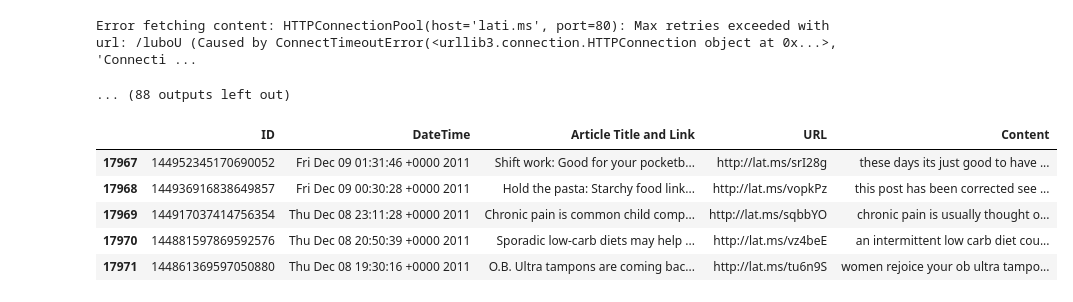
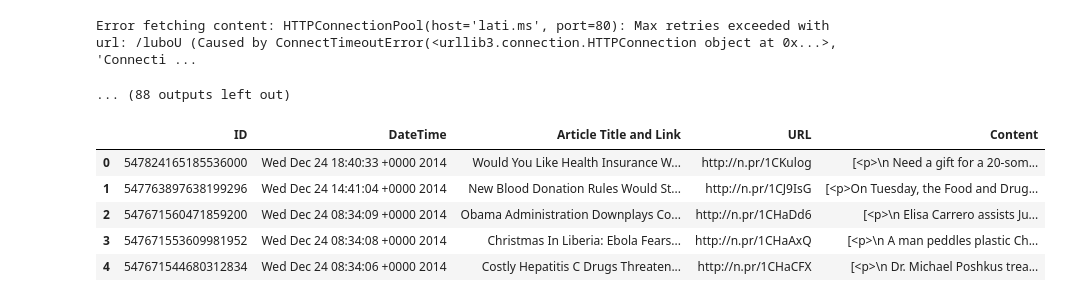
Before and after one commit to ChaithanyaSaiB/UMBC-DATA606-Capstone, a Jupyter notebook: notebooks/Dataset_Creation.ipynb, the cells around one changed output. Saved outputs shown, nothing was run; the diff lists cells and outputs as text; code cells hidden in the pictures.

```diff
--- a/notebooks/Dataset_Creation.ipynb
+++ b/notebooks/Dataset_Creation.ipynb
@@ -422,14 +658,14 @@ combined_df.dropna(subset=['Content'], inplace=True)
 # Combine content paragraphs into a single string
 combined_df['Content'] = [" ".join([str(p_tag).strip() for p_tag in content]) for content in combined_df['Content']]
 # %%
-combined_df.tail()
+combined_df.head()
 # %% [output]
 |  | ID | DateTime | Article Title and Link | URL | Content |
-| 17967 | 144952345170690052 | Fri Dec 09 01:31:46 +0000 2011 | Shift work: Good for your pocketb... | http://lat.ms/srI28g | these days its just good to have ... |
-| 17968 | 144936916838649857 | Fri Dec 09 00:30:28 +0000 2011 | Hold the pasta: Starchy food link... | http://lat.ms/vopkPz | this post has been corrected see ... |
-| 17969 | 144917037414756354 | Thu Dec 08 23:11:28 +0000 2011 | Chronic pain is common child comp... | http://lat.ms/sqbbYO | chronic pain is usually thought o... |
-| 17970 | 144881597869592576 | Thu Dec 08 20:50:39 +0000 2011 | Sporadic low-carb diets may help ... | http://lat.ms/vz4beE | an intermittent low carb diet cou... |
-| 17971 | 144861369597050880 | Thu Dec 08 19:30:16 +0000 2011 | O.B. Ultra tampons are coming bac... | http://lat.ms/tu6n9S | women rejoice your ob ultra tampo... |
+| 0 | 547824165185536000 | Wed Dec 24 18:40:33 +0000 2014 | Would You Like Health Insurance W... | http://n.pr/1CKulog | [<p>\n Need a gift for a 20-som... |
+| 1 | 547763897638199296 | Wed Dec 24 14:41:04 +0000 2014 | New Blood Donation Rules Would St... | http://n.pr/1CJ9IsG | [<p>On Tuesday, the Food and Drug... |
+| 2 | 547671560471859200 | Wed Dec 24 08:34:09 +0000 2014 | Obama Administration Downplays Co... | http://n.pr/1CHaDd6 | [<p>\n Elisa Carrero assists Ju... |
+| 3 | 547671553609981952 | Wed Dec 24 08:34:08 +0000 2014 | Christmas In Liberia: Ebola Fears... | http://n.pr/1CHaAxQ | [<p>\n A man peddles plastic Ch... |
+| 4 | 547671544680312834 | Wed Dec 24 08:34:06 +0000 2014 | Costly Hepatitis C Drugs Threaten... | http://n.pr/1CHaCFX | [<p>\n Dr. Michael Poshkus trea... |
 # %%
 # Function to clean text
 def clean_text(text):
```
Also changed, not shown: parts of 16 cells of this notebook.
